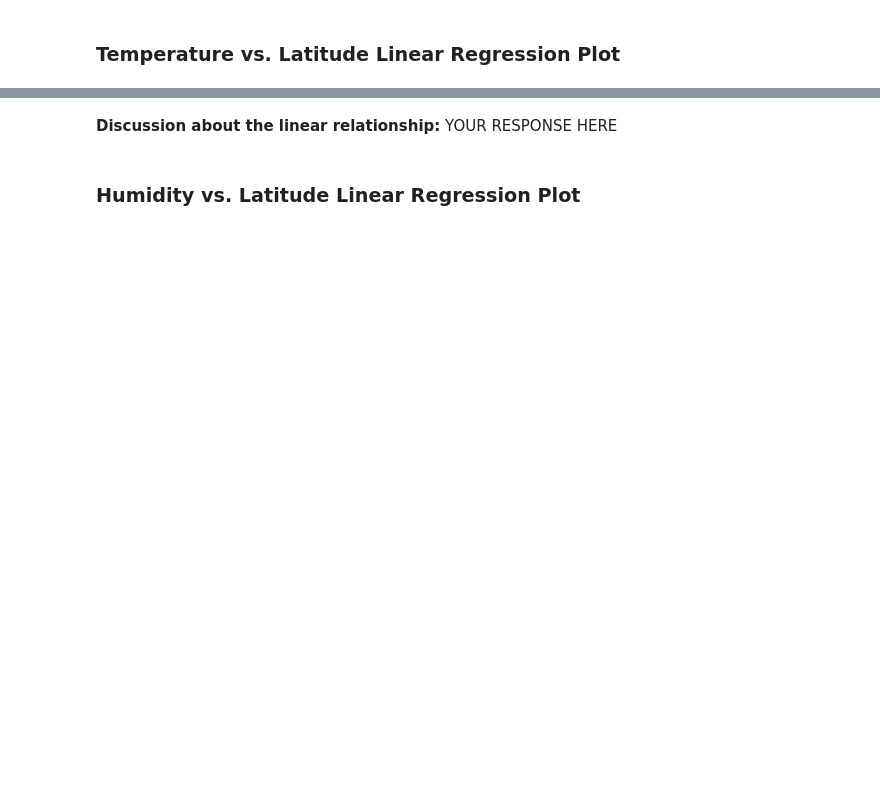
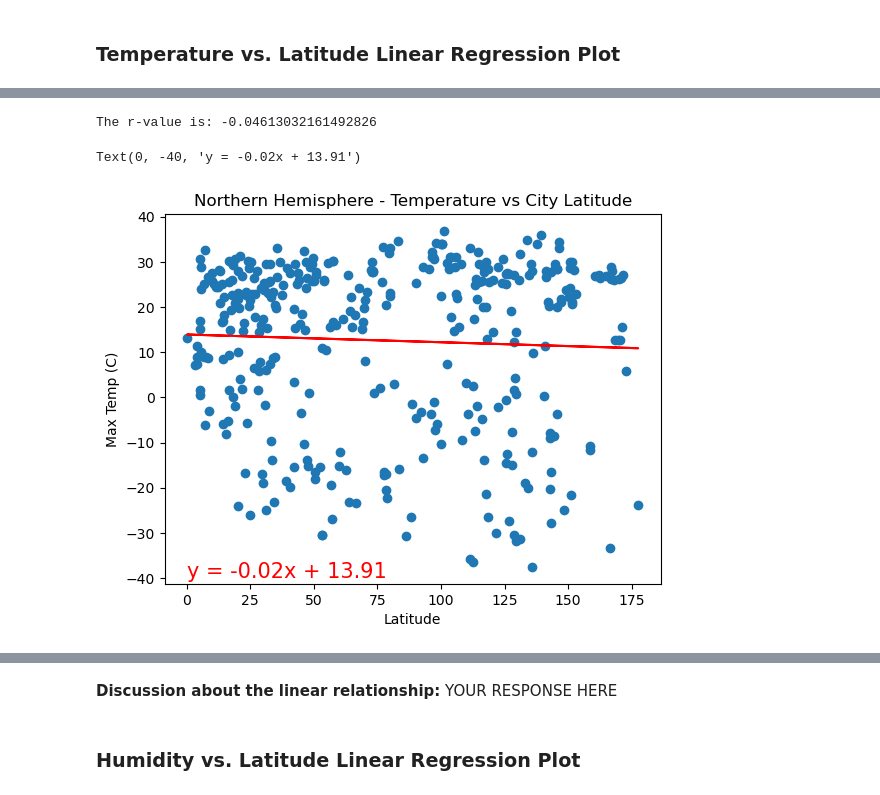
Before and after one commit to smepps1989/python-api-challenge, a Jupyter notebook: WeatherPy/WeatherPy.ipynb, the cells around one changed output, grey strips where cells are left out. Cells and saved outputs as stored; diff of their text form; code cells hidden in the pictures; blank space fills up the shorter version.

Commit message:
create regression function and beging regression plotting

```diff
--- a/WeatherPy/WeatherPy.ipynb
+++ b/WeatherPy/WeatherPy.ipynb
@@ -270,3 +267,11 @@ plt.show()
+# %%
+# Define a function to create Linear Regression plots
+def linear_regression(x, y):
+    (slope, intercept, r_value, p_value, stderr) = linregress(x,y)
+    line = (slope * x) + intercept
+    plt.plot(x, line, color="red")
+    print(f'The r-value is: {r_value}')
+    return(slope, intercept, r_value)
 # %%
 # Create a DataFrame with the Northern Hemisphere data (Latitude >= 0)
 northern_hemi_df = city_data_df.loc[city_data_df["Lat"] >= 0, :]
@@ -311,0 +305,15 @@ The r-value is: 0.4121057168607245
+# %%
+# Linear regression on Northern Hemisphere
+x = northern_hemi_df["Lat"]
+y = northern_hemi_df["Max Temp (C)"]
+plt.scatter(x, y)
+plt.xlabel("Latitude")
+plt.ylabel("Max Temp (C)")
+plt.title("Northern Hemisphere - Temperature vs City Latitude")
+linear_regression(x,y)
+(slope, intercept, r_value, p_value, stderr) = linregress(x,y)
+plt.annotate(f'y = {round(slope,2)}x + {round(intercept,2)}', (0,-40),fontsize=15,color="red")
+# %% [output]
+The r-value is: -0.04613032161492826
+Text(0, -40, 'y = -0.02x + 13.91')
+[figure, added]
```
Also changed, not shown: parts of 8 cells of this notebook.
